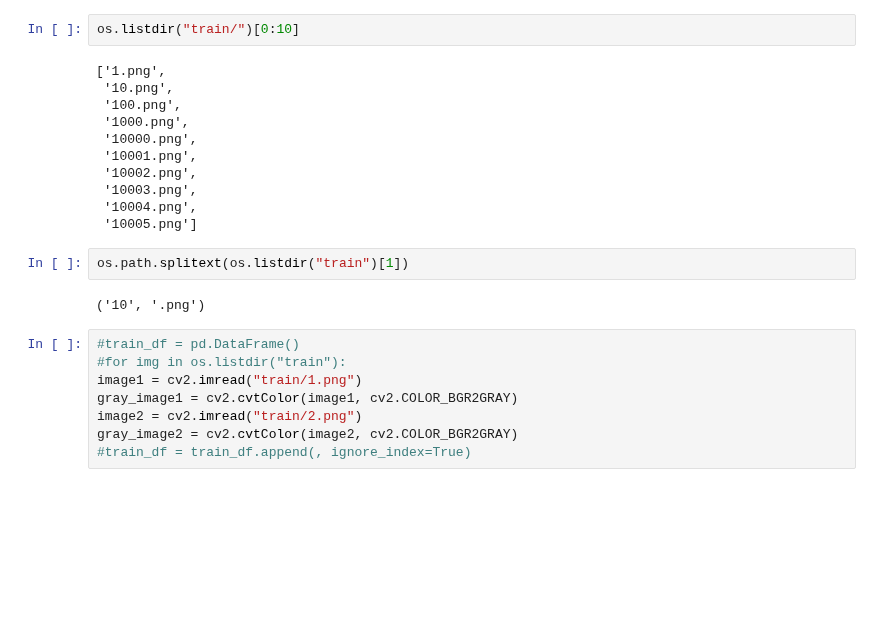
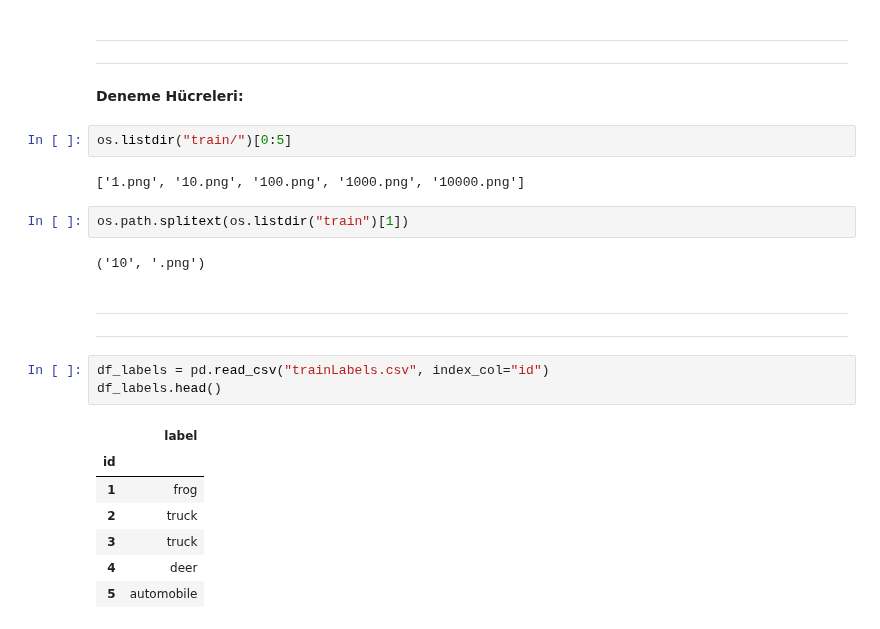
Before and after one commit to gulmert89/bootcamp_files, a Jupyter notebook: project4.ipynb, the cells around one changed output. Saved outputs shown, nothing was run; the diff lists cells and outputs as text; blank space fills up the shorter version.

```diff
--- a/project4.ipynb
+++ b/project4.ipynb
@@ -10,25 +11,26 @@ import seaborn as sns
+# %% [markdown]
+***
+***
+**Deneme Hücreleri:**
 # %%
-os.listdir("train/")[0:10]
+os.listdir("train/")[0:5]
 # %% [output]
-['1.png',
- '10.png',
- '100.png',
- '1000.png',
- '10000.png',
- '10001.png',
- '10002.png',
- '10003.png',
- '10004.png',
- '10005.png']
+['1.png', '10.png', '100.png', '1000.png', '10000.png']
 # %%
 os.path.splitext(os.listdir("train")[1])
 # %% [output]
 ('10', '.png')
-# %%
-#train_df = pd.DataFrame()
-#for img in os.listdir("train"):
-image1 = cv2.imread("train/1.png")
-gray_image1 = cv2.cvtColor(image1, cv2.COLOR_BGR2GRAY)
-image2 = cv2.imread("train/2.png")
-gray_image2 = cv2.cvtColor(image2, cv2.COLOR_BGR2GRAY)
-#train_df = train_df.append(, ignore_index=True)
+# %% [markdown]
+***
+---
+# %%
+df_labels = pd.read_csv("trainLabels.csv", index_col="id")
+df_labels.head()
+# %% [output]
+|  | label |
+| id |  |
+| 1 | frog |
+| 2 | truck |
+| 3 | truck |
+| 4 | deer |
+| 5 | automobile |
```
Also changed, not shown: parts of 13 cells of this notebook.
